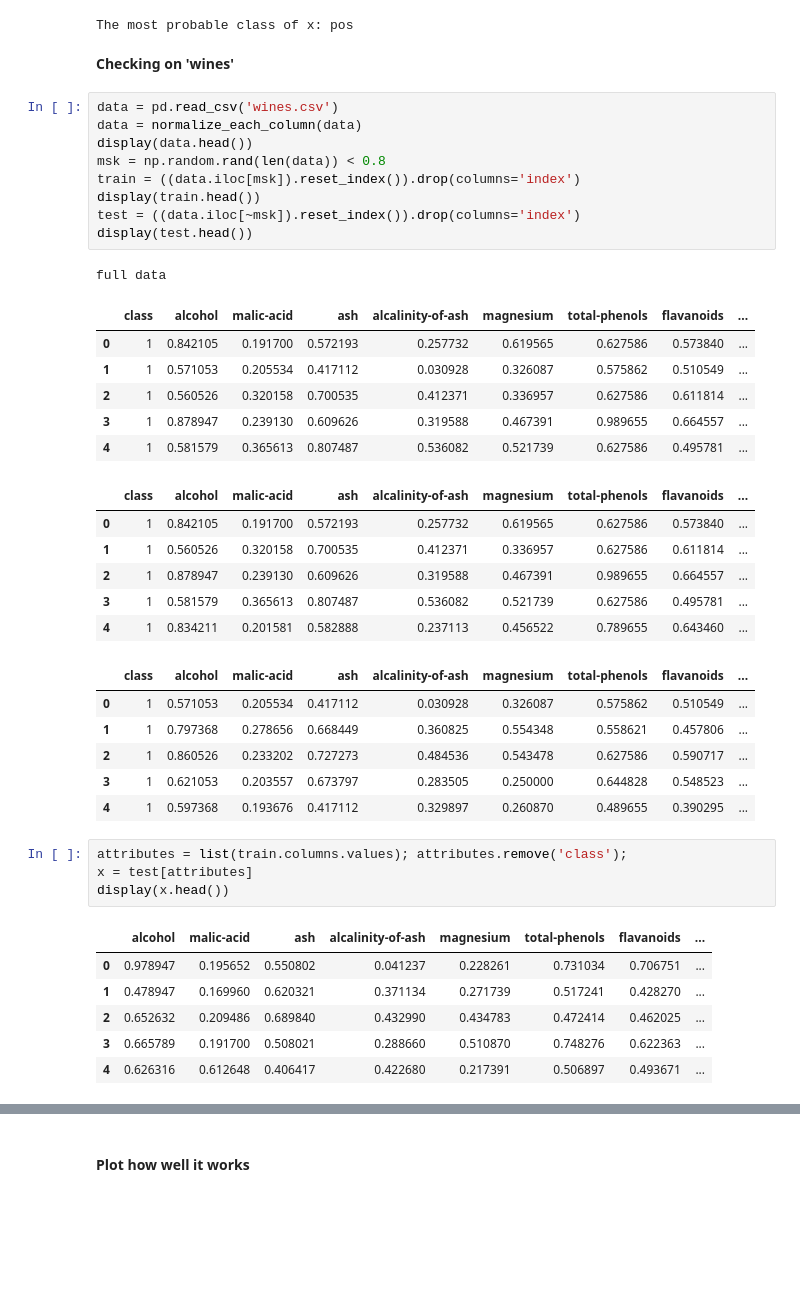
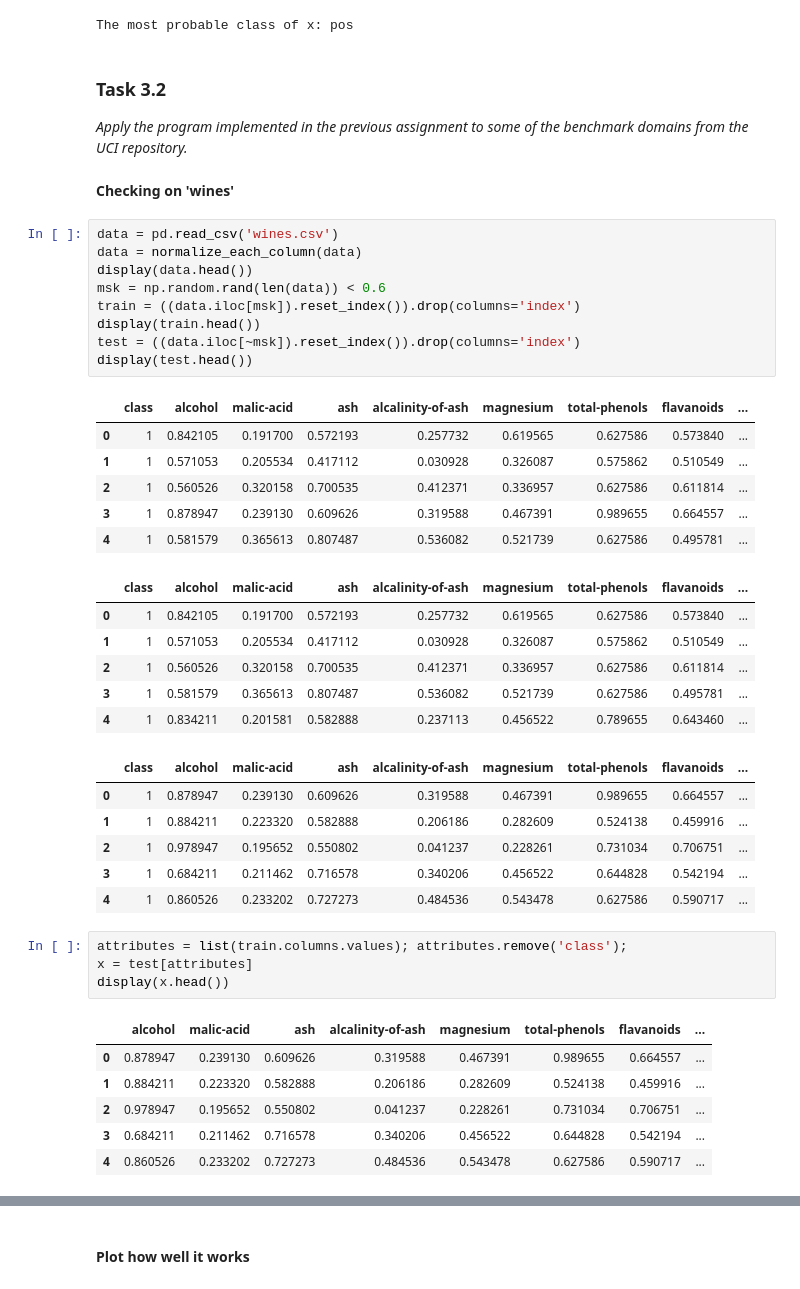
Before and after one commit to mksroczynska/IntroToMachineLearning, a Jupyter notebook: 3_1_kNN.ipynb, the cells around one changed output, grey strips where cells are left out. Drawn from its saved outputs; the diff is of its cells as text; blank space fills up the shorter version.

```diff
--- a/3_1_kNN.ipynb
+++ b/3_1_kNN.ipynb
@@ -45,48 +45,50 @@ x = pd.DataFrame.from_dict({'at1': [3.1], 'at2': [2], 'at3':[1.99] })
 print("The most probable class of x:", classify(data, 1, x))
 # %% [output]
 The most probable class of x: pos
+# %% [markdown]
+### Task 3.2
+*Apply the program implemented in the previous assignment to some of the benchmark domains from the UCI repository.*
 # %% [markdown]
 **Checking on 'wines'**
 # %%
 data = pd.read_csv('wines.csv')
 data = normalize_each_column(data)
 display(data.head())
-msk = np.random.rand(len(data)) < 0.8
+msk = np.random.rand(len(data)) < 0.6
 train = ((data.iloc[msk]).reset_index()).drop(columns='index')
 display(train.head())
 test = ((data.iloc[~msk]).reset_index()).drop(columns='index')
 display(test.head())
 # %% [output]
-full data
 |  | class | alcohol | malic-acid | ash | alcalinity-of-ash | magnesium | total-phenols | flavanoids | ... |
 | 0 | 1 | 0.842105 | 0.191700 | 0.572193 | 0.257732 | 0.619565 | 0.627586 | 0.573840 | ... |
 | 1 | 1 | 0.571053 | 0.205534 | 0.417112 | 0.030928 | 0.326087 | 0.575862 | 0.510549 | ... |
 | 2 | 1 | 0.560526 | 0.320158 | 0.700535 | 0.412371 | 0.336957 | 0.627586 | 0.611814 | ... |
 | 3 | 1 | 0.878947 | 0.239130 | 0.609626 | 0.319588 | 0.467391 | 0.989655 | 0.664557 | ... |
 | 4 | 1 | 0.581579 | 0.365613 | 0.807487 | 0.536082 | 0.521739 | 0.627586 | 0.495781 | ... |
 |  | class | alcohol | malic-acid | ash | alcalinity-of-ash | magnesium | total-phenols | flavanoids | ... |
 | 0 | 1 | 0.842105 | 0.191700 | 0.572193 | 0.257732 | 0.619565 | 0.627586 | 0.573840 | ... |
-| 1 | 1 | 0.560526 | 0.320158 | 0.700535 | 0.412371 | 0.336957 | 0.627586 | 0.611814 | ... |
-| 2 | 1 | 0.878947 | 0.239130 | 0.609626 | 0.319588 | 0.467391 | 0.989655 | 0.664557 | ... |
+| 1 | 1 | 0.571053 | 0.205534 | 0.417112 | 0.030928 | 0.326087 | 0.575862 | 0.510549 | ... |
+| 2 | 1 | 0.560526 | 0.320158 | 0.700535 | 0.412371 | 0.336957 | 0.627586 | 0.611814 | ... |
 | 3 | 1 | 0.581579 | 0.365613 | 0.807487 | 0.536082 | 0.521739 | 0.627586 | 0.495781 | ... |
 | 4 | 1 | 0.834211 | 0.201581 | 0.582888 | 0.237113 | 0.456522 | 0.789655 | 0.643460 | ... |
 |  | class | alcohol | malic-acid | ash | alcalinity-of-ash | magnesium | total-phenols | flavanoids | ... |
-| 0 | 1 | 0.571053 | 0.205534 | 0.417112 | 0.030928 | 0.326087 | 0.575862 | 0.510549 | ... |
-| 1 | 1 | 0.797368 | 0.278656 | 0.668449 | 0.360825 | 0.554348 | 0.558621 | 0.457806 | ... |
-| 2 | 1 | 0.860526 | 0.233202 | 0.727273 | 0.484536 | 0.543478 | 0.627586 | 0.590717 | ... |
-| 3 | 1 | 0.621053 | 0.203557 | 0.673797 | 0.283505 | 0.250000 | 0.644828 | 0.548523 | ... |
-| 4 | 1 | 0.597368 | 0.193676 | 0.417112 | 0.329897 | 0.260870 | 0.489655 | 0.390295 | ... |
+| 0 | 1 | 0.878947 | 0.239130 | 0.609626 | 0.319588 | 0.467391 | 0.989655 | 0.664557 | ... |
+| 1 | 1 | 0.884211 | 0.223320 | 0.582888 | 0.206186 | 0.282609 | 0.524138 | 0.459916 | ... |
+| 2 | 1 | 0.978947 | 0.195652 | 0.550802 | 0.041237 | 0.228261 | 0.731034 | 0.706751 | ... |
+| 3 | 1 | 0.684211 | 0.211462 | 0.716578 | 0.340206 | 0.456522 | 0.644828 | 0.542194 | ... |
+| 4 | 1 | 0.860526 | 0.233202 | 0.727273 | 0.484536 | 0.543478 | 0.627586 | 0.590717 | ... |
 # %%
 attributes = list(train.columns.values); attributes.remove('class');
 x = test[attributes]
 display(x.head())
 # %% [output]
 |  | alcohol | malic-acid | ash | alcalinity-of-ash | magnesium | total-phenols | flavanoids | ... |
-| 0 | 0.978947 | 0.195652 | 0.550802 | 0.041237 | 0.228261 | 0.731034 | 0.706751 | ... |
-| 1 | 0.478947 | 0.169960 | 0.620321 | 0.371134 | 0.271739 | 0.517241 | 0.428270 | ... |
-| 2 | 0.652632 | 0.209486 | 0.689840 | 0.432990 | 0.434783 | 0.472414 | 0.462025 | ... |
-| 3 | 0.665789 | 0.191700 | 0.508021 | 0.288660 | 0.510870 | 0.748276 | 0.622363 | ... |
-| 4 | 0.626316 | 0.612648 | 0.406417 | 0.422680 | 0.217391 | 0.506897 | 0.493671 | ... |
+| 0 | 0.878947 | 0.239130 | 0.609626 | 0.319588 | 0.467391 | 0.989655 | 0.664557 | ... |
+| 1 | 0.884211 | 0.223320 | 0.582888 | 0.206186 | 0.282609 | 0.524138 | 0.459916 | ... |
+| 2 | 0.978947 | 0.195652 | 0.550802 | 0.041237 | 0.228261 | 0.731034 | 0.706751 | ... |
+| 3 | 0.684211 | 0.211462 | 0.716578 | 0.340206 | 0.456522 | 0.644828 | 0.542194 | ... |
+| 4 | 0.860526 | 0.233202 | 0.727273 | 0.484536 | 0.543478 | 0.627586 | 0.590717 | ... |
 # %%
 import matplotlib.pyplot as plt
 s = []
```
Also changed, not shown: parts of 7 cells of this notebook.
